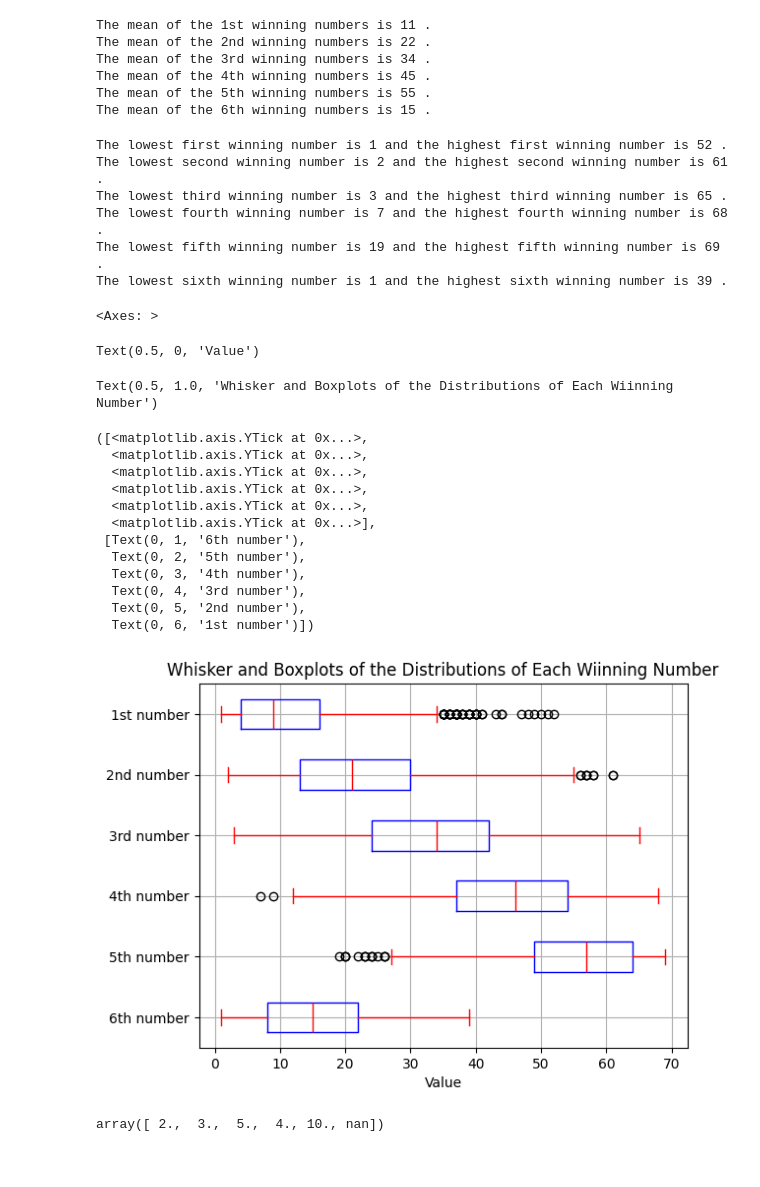
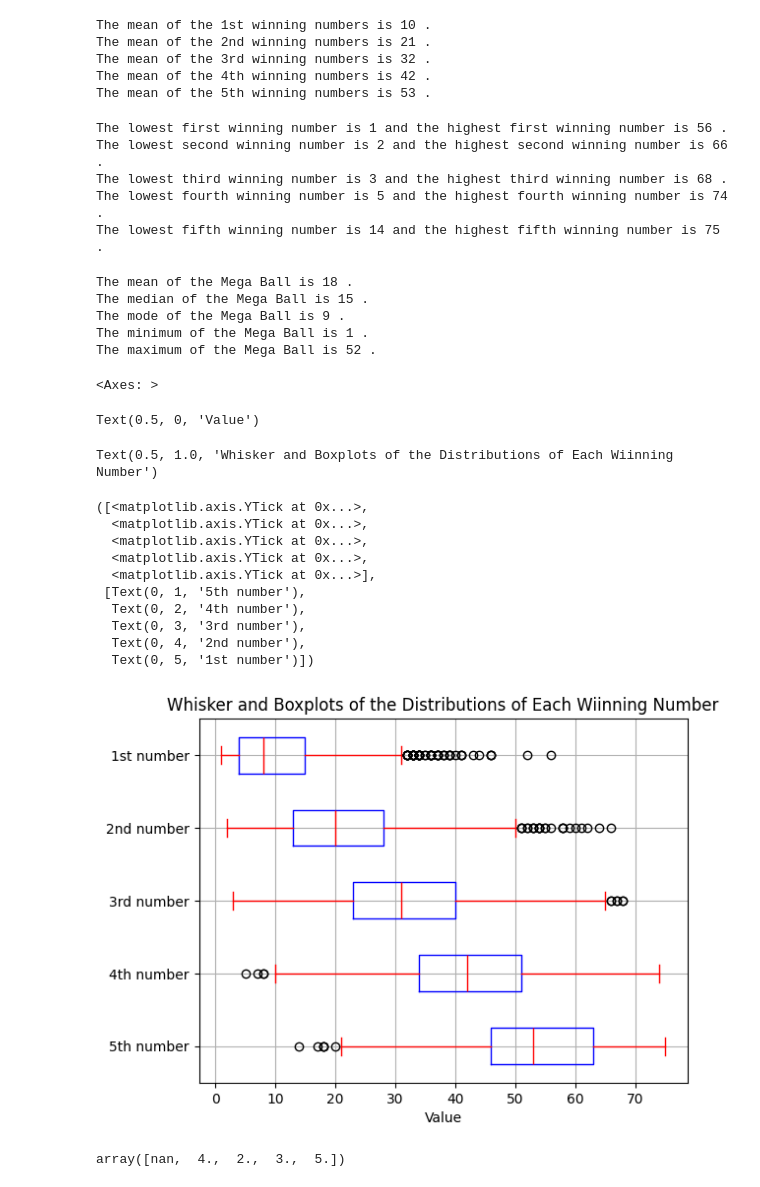
Before and after one commit to e-harrell/lottery, a Jupyter notebook: notebook.ipynb, the cells around one changed output. Drawn from its saved outputs; the diff is of its cells as text; code cells hidden in the pictures.

Commit message:
updated notebook based on new file with 5 winning numbers not 6

```diff
--- a/notebook.ipynb
+++ b/notebook.ipynb
@@ -57,7 +58,7 @@ memory usage: 41.1+ KB
 df['Date']=pd.to_datetime(df['Draw Date'])
 # %%
 #creating separate variables for each winning number
-df[['win_num_1', 'win_num_2', 'win_num_3','win_num_4', 'win_num_5', 'win_num_6']] = df['Winning Numbers'].str.split(expand=True)
+df[['win_num_1', 'win_num_2', 'win_num_3','win_num_4', 'win_num_5']] = df['Winning Numbers'].str.split(expand=True)
 # %%
 #get the day of the week, month and year from the Date variable
 df['Day of the week']=df['Date'].dt.day_name()
@@ -70,7 +71,6 @@ df['win_num_2']=pd.to_numeric(df['win_num_2'])
 df['win_num_3']=pd.to_numeric(df['win_num_3'])
 df['win_num_4']=pd.to_numeric(df['win_num_4'])
 df['win_num_5']=pd.to_numeric(df['win_num_5'])
-df['win_num_6']=pd.to_numeric(df['win_num_6'])
 # %%
 #check 1st five rows of dataframe
 df.head()
@@ -283,14 +296,12 @@ print('The mean of the 2nd winning numbers is', round(np.mean(df['win_num_2'])),
 print('The mean of the 3rd winning numbers is', round(np.mean(df['win_num_3'])), '.')
 print('The mean of the 4th winning numbers is', round(np.mean(df['win_num_4'])), '.')
 print('The mean of the 5th winning numbers is', round(np.mean(df['win_num_5'])), '.')
-print('The mean of the 6th winning numbers is', round(np.mean(df['win_num_6'])), '.')
 # %% [output]
-The mean of the 1st winning numbers is 11 .
-The mean of the 2nd winning numbers is 22 .
-The mean of the 3rd winning numbers is 34 .
-The mean of the 4th winning numbers is 45 .
-The mean of the 5th winning numbers is 55 .
-The mean of the 6th winning numbers is 15 .
+The mean of the 1st winning numbers is 10 .
+The mean of the 2nd winning numbers is 21 .
+The mean of the 3rd winning numbers is 32 .
+The mean of the 4th winning numbers is 42 .
+The mean of the 5th winning numbers is 53 .
 # %%
 #get the lowest and highest integer for each winning number
 print("The lowest first winning number is", round(min(df['win_num_1'])), "and the highest first winning number is", round(max(df['win_num_1'])), ".")
@@ -298,43 +309,52 @@ print("The lowest second winning number is", round(min(df['win_num_2'])), "and t
 print("The lowest third winning number is", round(min(df['win_num_3'])), "and the highest third winning number is", round(max(df['win_num_3'])), ".")
 print("The lowest fourth winning number is", round(min(df['win_num_4'])), "and the highest fourth winning number is", round(max(df['win_num_4'])), ".")
 print("The lowest fifth winning number is", round(min(df['win_num_5'])), "and the highest fifth winning number is", round(max(df['win_num_5'])), ".")
-print("The lowest sixth winning number is", round(min(df['win_num_6'])), "and the highest sixth winning number is", round(max(df['win_num_6'])), ".")
 # %% [output]
-The lowest first winning number is 1 and the highest first winning number is 52 .
-The lowest second winning number is 2 and the highest second winning number is 61 .
-The lowest third winning number is 3 and the highest third winning number is 65 .
-The lowest fourth winning number is 7 and the highest fourth winning number is 68 .
-The lowest fifth winning number is 19 and the highest fifth winning number is 69 .
-The lowest sixth winning number is 1 and the highest sixth winning number is 39 .
+The lowest first winning number is 1 and the highest first winning number is 56 .
+The lowest second winning number is 2 and the highest second winning number is 66 .
+The lowest third winning number is 3 and the highest third winning number is 68 .
+The lowest fourth winning number is 5 and the highest fourth winning number is 74 .
+The lowest fifth winning number is 14 and the highest fifth winning number is 75 .
+# %%
+#get the mean, median, mode, minimum and maximum of the Mega Ball
+print("The mean of the Mega Ball is", round(np.mean(df['Mega Ball'])), ".")
+print("The median of the Mega Ball is", round(statistics.median(df['Mega Ball'])), ".")
+print("The mode of the Mega Ball is", round(statistics.mode(df['Mega Ball'])), ".")
+print("The minimum of the Mega Ball is", round(min(df['Mega Ball'])), ".")
+print("The maximum of the Mega Ball is", round(max(df['Mega Ball'])), ".")
+# %% [output]
+The mean of the Mega Ball is 18 .
+The median of the Mega Ball is 15 .
+The mode of the Mega Ball is 9 .
+The minimum of the Mega Ball is 1 .
+The maximum of the Mega Ball is 52 .
 # %%
 #boxplots for each winning number showing distribution
-labels=['6th number','5th number','4th number','3rd number','2nd number','1st number']
-df.boxplot(column=['win_num_6','win_num_5','win_num_4','win_num_3','win_num_2','win_num_1'],
+labels=['5th number','4th number','3rd number','2nd number','1st number']
+df.boxplot(column=['win_num_5','win_num_4','win_num_3','win_num_2','win_num_1'],
            boxprops=dict(color='blue'), whiskerprops=dict(color='red'),capprops=dict(color='red'),medianprops=dict(color='red'),
            vert=False)
 plt.xlabel('Value')
 plt.title("Whisker and Boxplots of the Distributions of Each Wiinning Number")
 plt.yticks(range(1,len(labels)+1),labels)
 plt.show()
 # %% [output]
 <Axes: >
 Text(0.5, 0, 'Value')
 Text(0.5, 1.0, 'Whisker and Boxplots of the Distributions of Each Wiinning Number')
 ([<matplotlib.axis.YTick at 0x...>,
   <matplotlib.axis.YTick at 0x...>,
   <matplotlib.axis.YTick at 0x...>,
   <matplotlib.axis.YTick at 0x...>,
-  <matplotlib.axis.YTick at 0x...>,
   <matplotlib.axis.YTick at 0x...>],
- [Text(0, 1, '6th number'),
-  Text(0, 2, '5th number'),
-  Text(0, 3, '4th number'),
-  Text(0, 4, '3rd number'),
-  Text(0, 5, '2nd number'),
-  Text(0, 6, '1st number')])
+ [Text(0, 1, '5th number'),
+  Text(0, 2, '4th number'),
+  Text(0, 3, '3rd number'),
+  Text(0, 4, '2nd number'),
+  Text(0, 5, '1st number')])
-[figure, old version]
+[figure, new version]
 # %%
 #all the values of the Multiplier variable
 df['Multiplier'].unique()
 # %% [output]
-array([ 2.,  3.,  5.,  4., 10., nan])
+array([nan,  4.,  2.,  3.,  5.])
```
Also changed, not shown: parts of 33 cells of this notebook.
